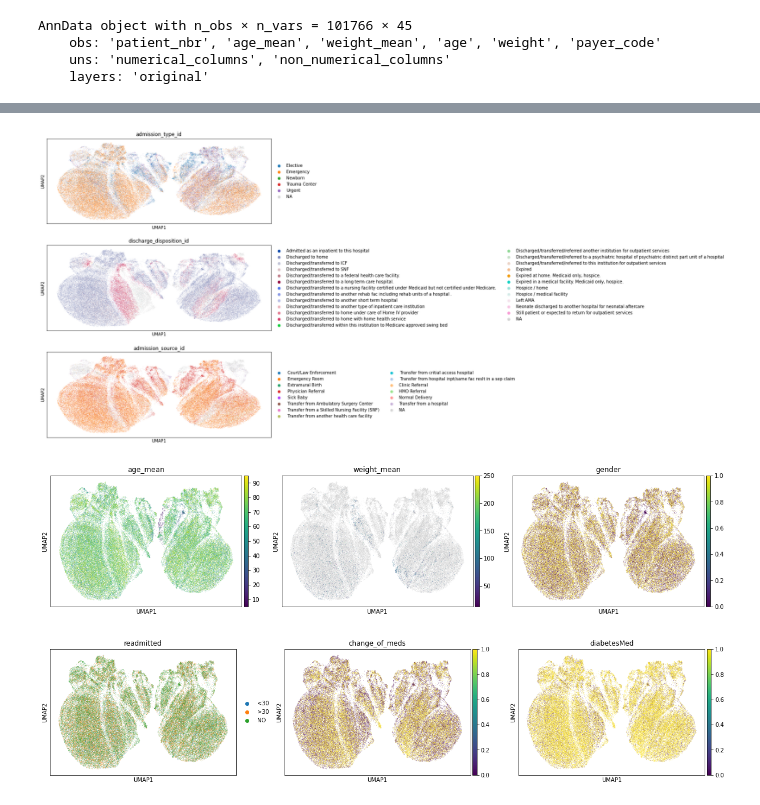
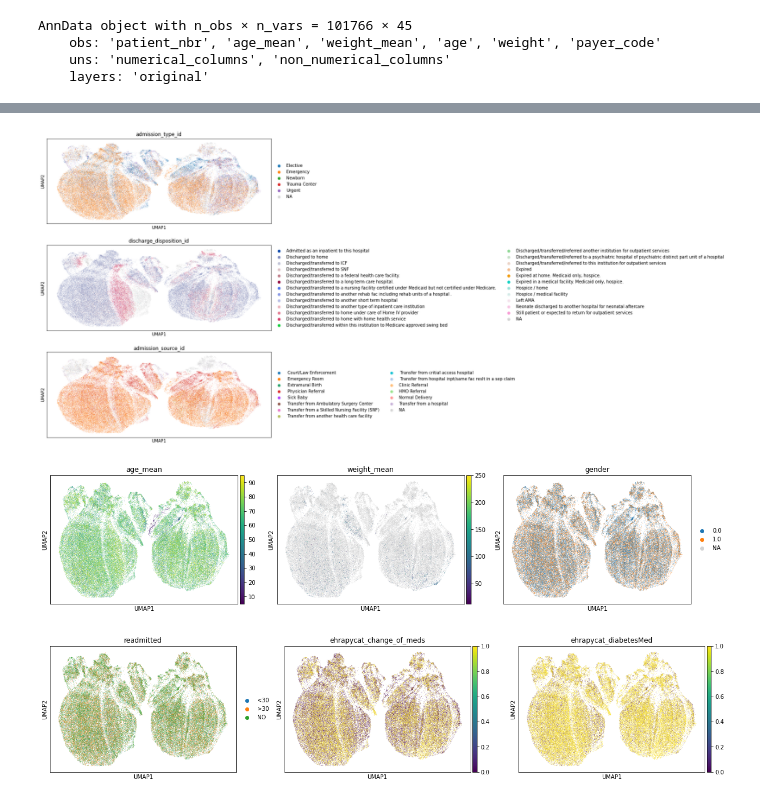
Before and after one commit to theislab/ehrapy-datasets, a Jupyter notebook: diabetes_130/diabetes_130.ipynb, the cells around one changed output, grey strips where cells are left out. Saved outputs shown, nothing was run; the diff lists cells and outputs as text; code cells hidden in the pictures.

Commit message:
fix ehrapy function call

```diff
--- a/diabetes_130/diabetes_130.ipynb
+++ b/diabetes_130/diabetes_130.ipynb
@@ -439,8 +439,7 @@ column_obs_only=[
       #'change_of_meds', 'diabetesMed',
 ]
 # %%
-adata = ep.io.read("diabetes_ehrapy_prepared.csv",
-                   extension="csv",
+adata = ep.io.read_csv("diabetes_ehrapy_prepared.csv",
                    columns_obs_only=column_obs_only,
                    index_column="encounter_id")
 # %%
@@ -509,12 +510,12 @@ Quality control metrics missing. Calculating...
 # %%
 ep.pl.umap(adata, color=["admission_type_id", "discharge_disposition_id", "admission_source_id",], ncols=1, wspace=0.75)
 # %% [output]
-[figure, old version]
+[figure, new version]
 # %%
 ep.pl.umap(adata, color=["age_mean", "weight_mean", "gender"], wspace=0.1)
 # %% [output]
-[figure, old version]
+[figure, new version]
 # %%
-ep.pl.umap(adata, color=["readmitted", "change_of_meds", "diabetesMed"])
+ep.pl.umap(adata, color=["readmitted", "ehrapycat_change_of_meds", "ehrapycat_diabetesMed"])
 # %% [output]
-[figure, old version]
+[figure, new version]
```
Also changed, not shown: parts of 6 cells of this notebook, 13 other files.
